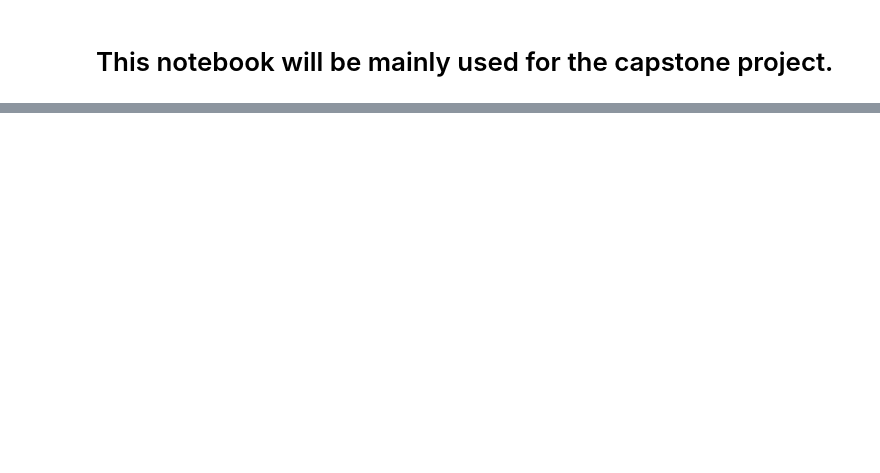
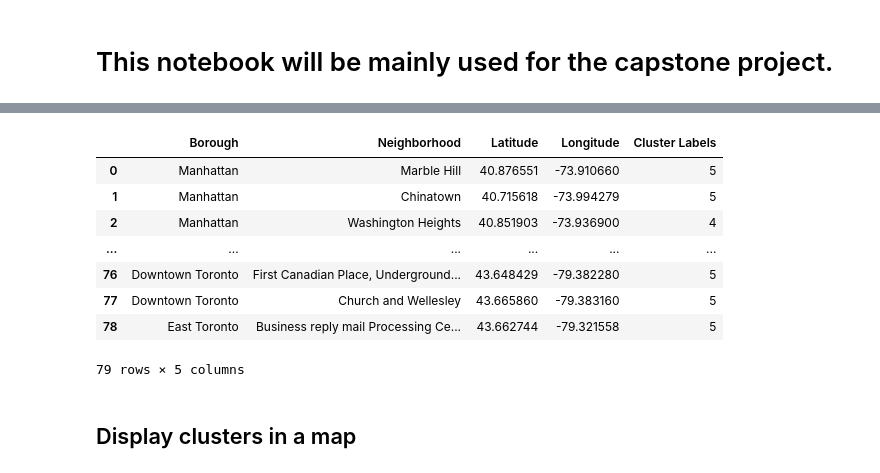
Before and after one commit to taka-hodo/Coursera_Capstone, a Jupyter notebook: Capstone Project.ipynb, the cells around one changed output, grey strips where cells are left out. Drawn from its saved outputs; the diff is of its cells as text; code cells hidden in the pictures; blank space fills up the shorter version.

```diff
--- a/Capstone Project.ipynb
+++ b/Capstone Project.ipynb
@@ -32,0 +61,6 @@ print("Hello Capstone Project Course!")
+# %%
+# define the dataframe columns
+column_names = ['Borough', 'Neighborhood', 'Latitude', 'Longitude']
+
+# instantiate the dataframe
+neighborhoods_ny = pd.DataFrame(columns=column_names)
@@ -457,0 +393,25 @@ map_clusters
+# %%
+
+# set number of clusters
+kclusters = 7
+# run k-means clustering
+kmeans = KMeans(n_clusters=kclusters, random_state=0, init = 'random', n_init = 15).fit(tony_grouped_clustering)
+
+tony_merged = df
+
+# add clustering labels
+tony_merged['Cluster Labels'] = kmeans.labels_
+
+tony_merged
+# %% [output]
+|  | Borough | Neighborhood | Latitude | Longitude | Cluster Labels |
+| 0 | Manhattan | Marble Hill | 40.876551 | -73.910660 | 5 |
+| 1 | Manhattan | Chinatown | 40.715618 | -73.994279 | 5 |
+| 2 | Manhattan | Washington Heights | 40.851903 | -73.936900 | 4 |
+| ... | ... | ... | ... | ... | ... |
+| 76 | Downtown Toronto | First Canadian Place, Underground... | 43.648429 | -79.382280 | 5 |
+| 77 | Downtown Toronto | Church and Wellesley | 43.665860 | -79.383160 | 5 |
+| 78 | East Toronto | Business reply mail Processing Ce... | 43.662744 | -79.321558 | 5 |
+79 rows × 5 columns
+# %% [markdown]
+## Display clusters in a map
```
Also changed, not shown: parts of 78 cells of this notebook.
